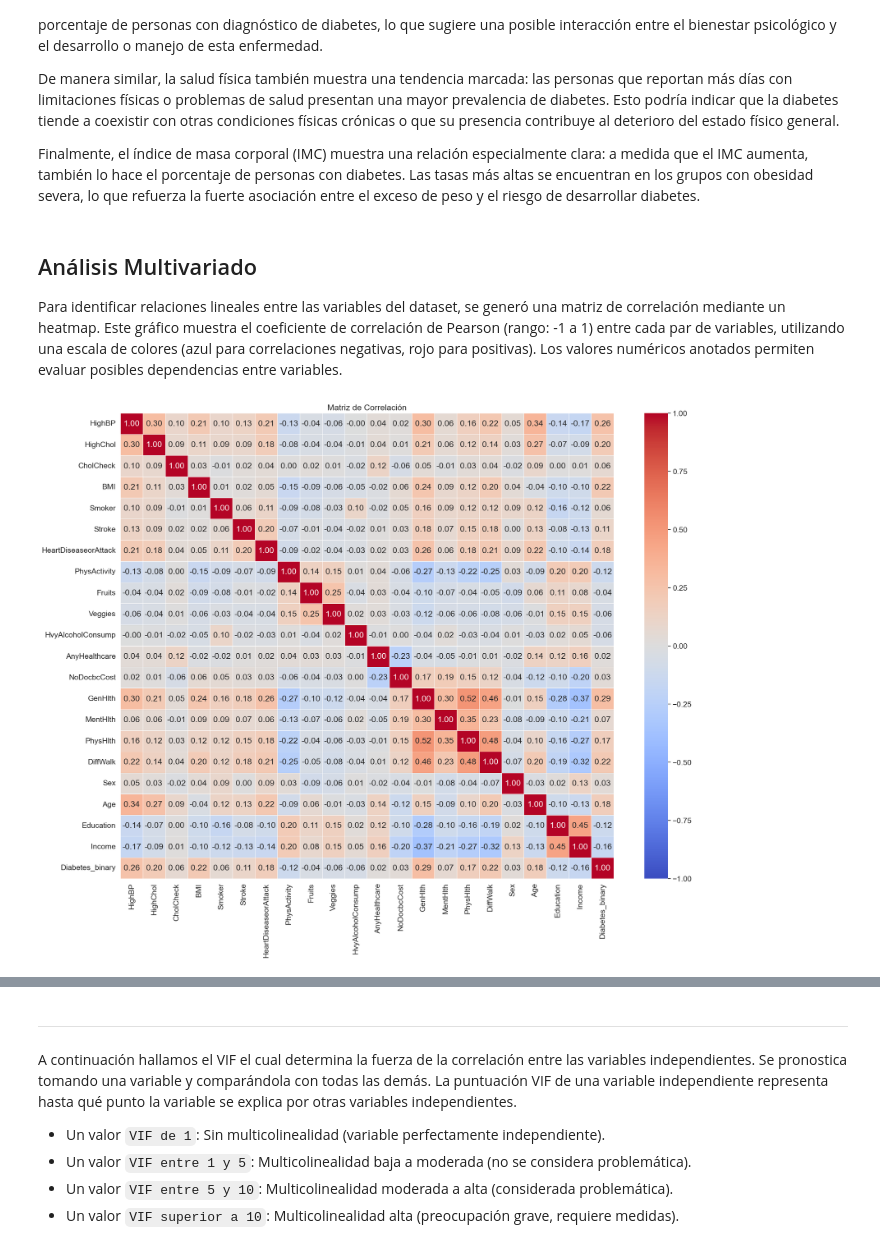
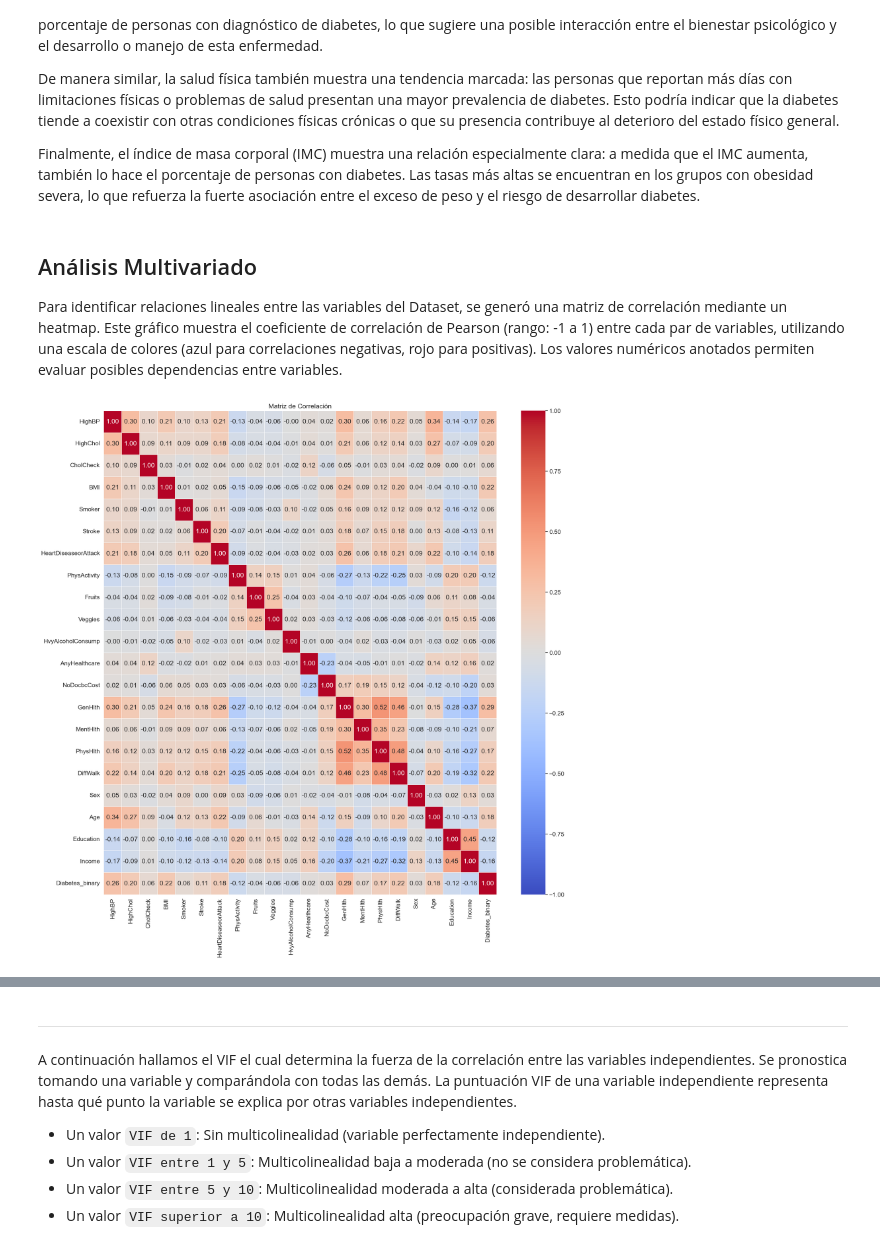
Before and after one commit to DAVIDML2005/Project-Diabetes-Prediabetes-Prediction, a Jupyter notebook: _sources/notebooks.ipynb, the cells around one changed output, grey strips where cells are left out. Drawn from its saved outputs; the diff is of its cells as text; code cells hidden in the pictures.

```diff
--- a/_sources/notebooks.ipynb
+++ b/_sources/notebooks.ipynb
@@ -581,23 +575,23 @@ Finalmente, el índice de masa corporal (IMC) muestra una relación especialment
 # %% [markdown]
 ## Análisis Multivariado
 
-Para identificar relaciones lineales entre las variables del dataset, se generó una matriz de correlación mediante un heatmap. Este gráfico muestra el coeficiente de correlación de Pearson (rango: -1 a 1) entre cada par de variables, utilizando una escala de colores (azul para correlaciones negativas, rojo para positivas). Los valores numéricos anotados permiten evaluar posibles dependencias entre variables.
+Para identificar relaciones lineales entre las variables del Dataset, se generó una matriz de correlación mediante un heatmap. Este gráfico muestra el coeficiente de correlación de Pearson (rango: -1 a 1) entre cada par de variables, utilizando una escala de colores (azul para correlaciones negativas, rojo para positivas). Los valores numéricos anotados permiten evaluar posibles dependencias entre variables.
 # %%
 sns.set(font_scale=1.4)
-plt.figure(figsize=(20, 16))
+plt.figure(figsize=(20, 20))
 sns.heatmap(
     df.corr(),
     annot=True,
     fmt=".2f",
     cmap="coolwarm",
     vmin=-1, vmax=1,
     linewidths=0.5
 )
 plt.title("Matriz de Correlación")
 plt.tight_layout()
 plt.show()
 # %% [output]
-[figure, old version]
+[figure, new version]
 # %% [markdown]
 **Interpretación:**
 
```
Also changed, not shown: parts of 16 cells of this notebook, 29 other files.
